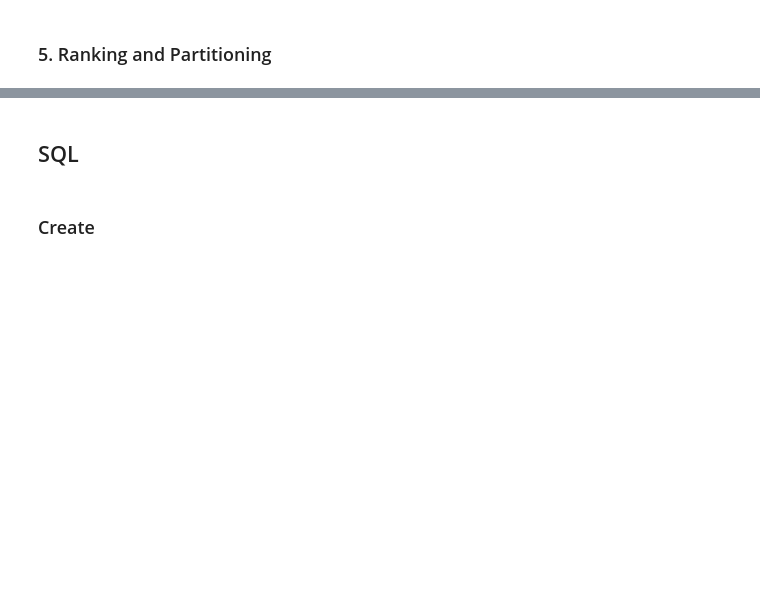
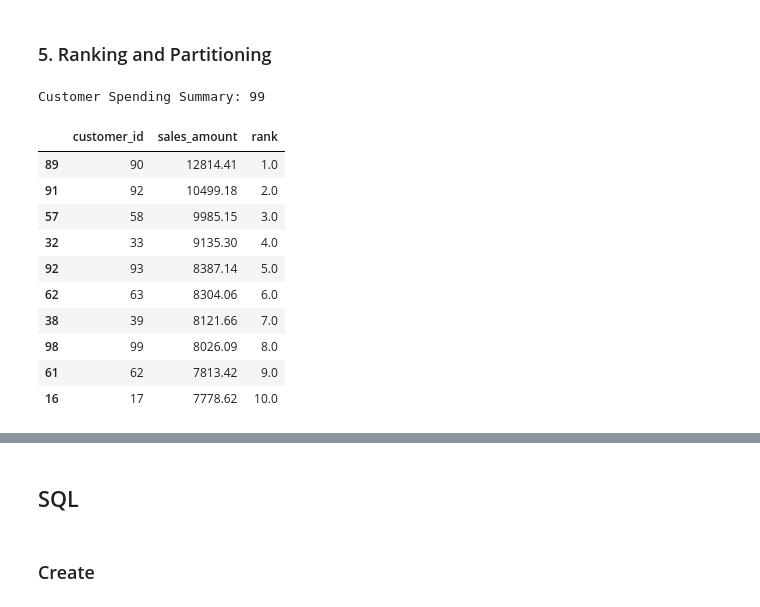
Before and after one commit to chrimaho/querying-data, a Jupyter notebook: src/querying_data/notebooks/querying.ipynb, the cells around one changed output, grey strips where cells are left out. Drawn from its saved outputs; the diff is of its cells as text; code cells hidden in the pictures; blank space fills up the shorter version.

```diff
--- a/src/querying_data/notebooks/querying.ipynb
+++ b/src/querying_data/notebooks/querying.ipynb
@@ -289,8 +376,23 @@ fig.show()
 # %%
 # Rank customers by total spending
 customer_spending: pd.DataFrame = df_sales_pd.groupby("customer_id")["sales_amount"].sum().reset_index()
 customer_spending["rank"] = customer_spending["sales_amount"].rank(method="dense", ascending=False)
 customer_spending = customer_spending.sort_values("rank")
+print(f"Customer Spending Summary: {len(customer_spending)}")
+display(customer_spending.head(10))
+# %% [output]
+Customer Spending Summary: 99
+|  | customer_id | sales_amount | rank |
+| 89 | 90 | 12814.41 | 1.0 |
+| 91 | 92 | 10499.18 | 2.0 |
+| 57 | 58 | 9985.15 | 3.0 |
+| 32 | 33 | 9135.30 | 4.0 |
+| 92 | 93 | 8387.14 | 5.0 |
+| 62 | 63 | 8304.06 | 6.0 |
+| 38 | 39 | 8121.66 | 7.0 |
+| 98 | 99 | 8026.09 | 8.0 |
+| 61 | 62 | 7813.42 | 9.0 |
+| 16 | 17 | 7778.62 | 10.0 |
 # %%
 # Add customer details
 top_customers: pd.DataFrame = pd.merge(
```
Also changed, not shown: parts of 36 cells of this notebook, 1 other file.
